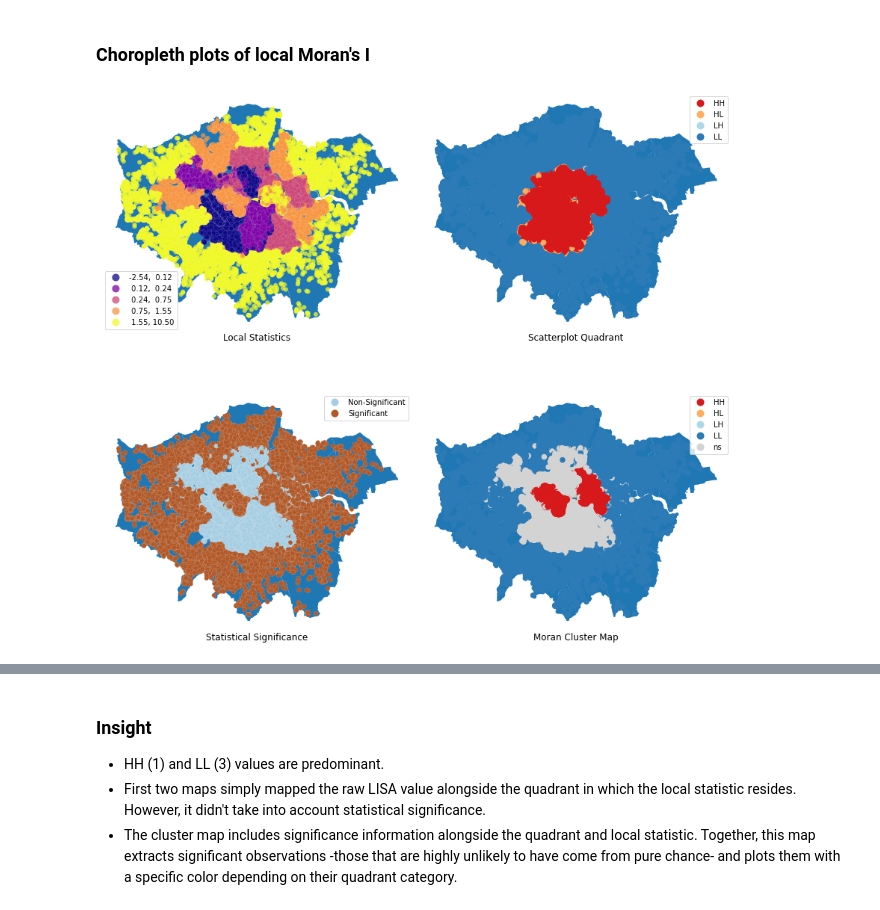
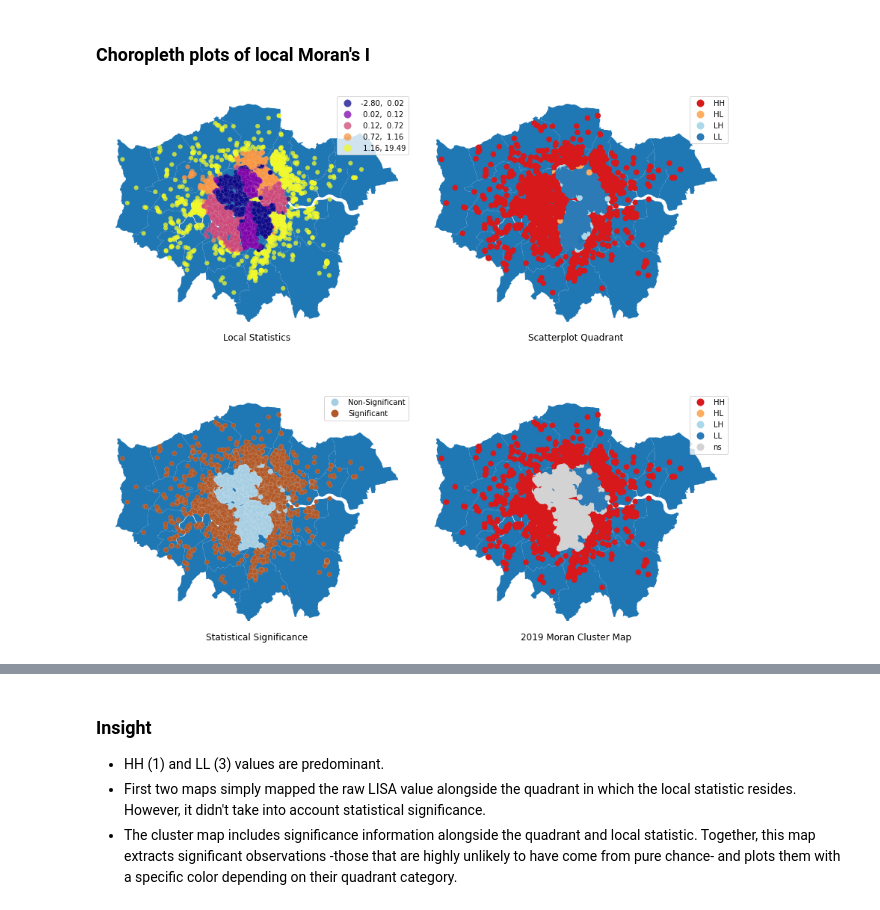
Before and after one commit to lordschmear/outline.fsds, a Jupyter notebook: 2019-airbnb-code_rev.ipynb, the cells around one changed output, grey strips where cells are left out. Cells and saved outputs as stored; diff of their text form; code cells hidden in the pictures.

Commit message:
Spatial Autocorrelation on 2019 airbnb data

```diff
--- a/2019-airbnb-code_rev.ipynb
+++ b/2019-airbnb-code_rev.ipynb
@@ -574,0 +673,5 @@ to_drop.plot(column='price', markersize=10, alpha=0.7, cmap='plasma', ax=ax)
+# %%
+# drop insignificant room_type
+
+pivot.columns = ['Entire home/apt','Hotel room','Private room','Shared room']
+pivot.drop(columns = ['Hotel room', 'Shared room'], inplace = True)
@@ -574,0 +750,28 @@ to_drop.plot(column='price', markersize=10, alpha=0.7, cmap='plasma', ax=ax)
+# %%
+# Create a new dataframe that contains
+# GSS_CODE, PCA component1, geometry of each listing
+new_gent = rs.reset_index().iloc[:, [0, -1, -7]].copy().set_index('GSS_CODE')
+
+
+# Append median price from cleaned listings grouped by GSS_CODE
+s1 = rs.groupby(by='GSS_CODE').price.agg('median')
+# rescale median price by using minmaxscaler
+new_gent['2019_median_price'] = pd.Series(np.squeeze(mms.fit_transform(s1.values.reshape(-1,1))), index=s1.index)
+
+# Append mean price from cleaned listings grouped by GSS_CODE
+s2 = rs.groupby(by='GSS_CODE').price.agg('mean')
+# rescale mean price by using minmaxscaler
+new_gent['2019_mean_price'] = pd.Series(np.squeeze(mms.fit_transform(s2.values.reshape(-1,1))), index=s2.index)
+
+new_gent.rename(columns = {'geometry_x': 'geometry'}, inplace = True)
+new_gent= new_gent[['2019_Airbnb Component 1', '2019_median_price',
+                   '2019_mean_price', 'geometry']]
+
+new_gent.head(n=1)
+# cldf is a merged numeric data of census tract and airbnb data
+#s2 = cleaned.groupby(by='MSOA11CD').price.agg('mean')
+#cldf['mean_price'] = pd.Series(np.squeeze(mms.fit_transform(s2.values.reshape(-1,1))), index=s2.index)
+
+#cldf.drop(columns=['Subregion','Borough'], inplace=True)
+
+#cldf.head()
@@ -947,11 +1168,13 @@ df
 # %%
 # Generate W from the GeoDataFrame
 # I believe Queen's case makes more sense as we can link many neighbourhoods as many as possible
-# so we can capture more local trend?
-w = weights.Queen.from_dataframe(df)
+# so we can capture more local trend
+df = new_gent.reset_index()
+knn8 = weights.KNN.from_dataframe(df, k = 8)
+
 
 # Row-standardization
-w.transform = "R"
+knn8.transform = 'r'
 # %%
 # Spatial lag of our airbnb listings
 df["w_2019_Airbnb Component 1"] = weights.spatial_lag.lag_spatial(
@@ -995,7 +1217,7 @@ those with above-average airbnb listings, which have positive standardized value
 those with below-average airbnb listings, which have negative standardized values;
 # %%
 # Local Moran's I
-lisa_19 = esda.Moran_Local(df['2019_Airbnb Component 1'], w, seed = 42)
+lisa_19 = esda.Moran_Local(df['2019_Airbnb Component 1'], knn8, seed = 42)
 # %% [markdown]
 We need to pass the variable of interest — Airbnb PCA Component 1 in this context —
 
@@ -1103,32 +1325,32 @@ df.assign(
 ax = axs[3]
 # London borough map
 boros.plot(ax = ax)
 # Plot Quandrant colors In this case, we use a 5% significance
 # level to select polygons as part of statistically significant
 # clusters
 esdaplot.lisa_cluster(lisa_19, df, p=0.05, ax=ax)
 
 
 
 # Figure styling #
 # Set title to each subplot
 for i, ax in enumerate(axs.flatten()):
     ax.set_axis_off()
     ax.set_title(
         [
             "Local Statistics",
             "Scatterplot Quadrant",
             "Statistical Significance",
-            "Moran Cluster Map",
+            "2019 Moran Cluster Map",
         ][i],
         y=-0.05,
     )
 
 
 # Tight layout to minimise in-betwee white space
 f.tight_layout()
 
 # Display the figure
 plt.show()
 # %% [output]
-[figure, old version]
+[figure, new version]
```
Also changed, not shown: parts of 101 cells of this notebook.
